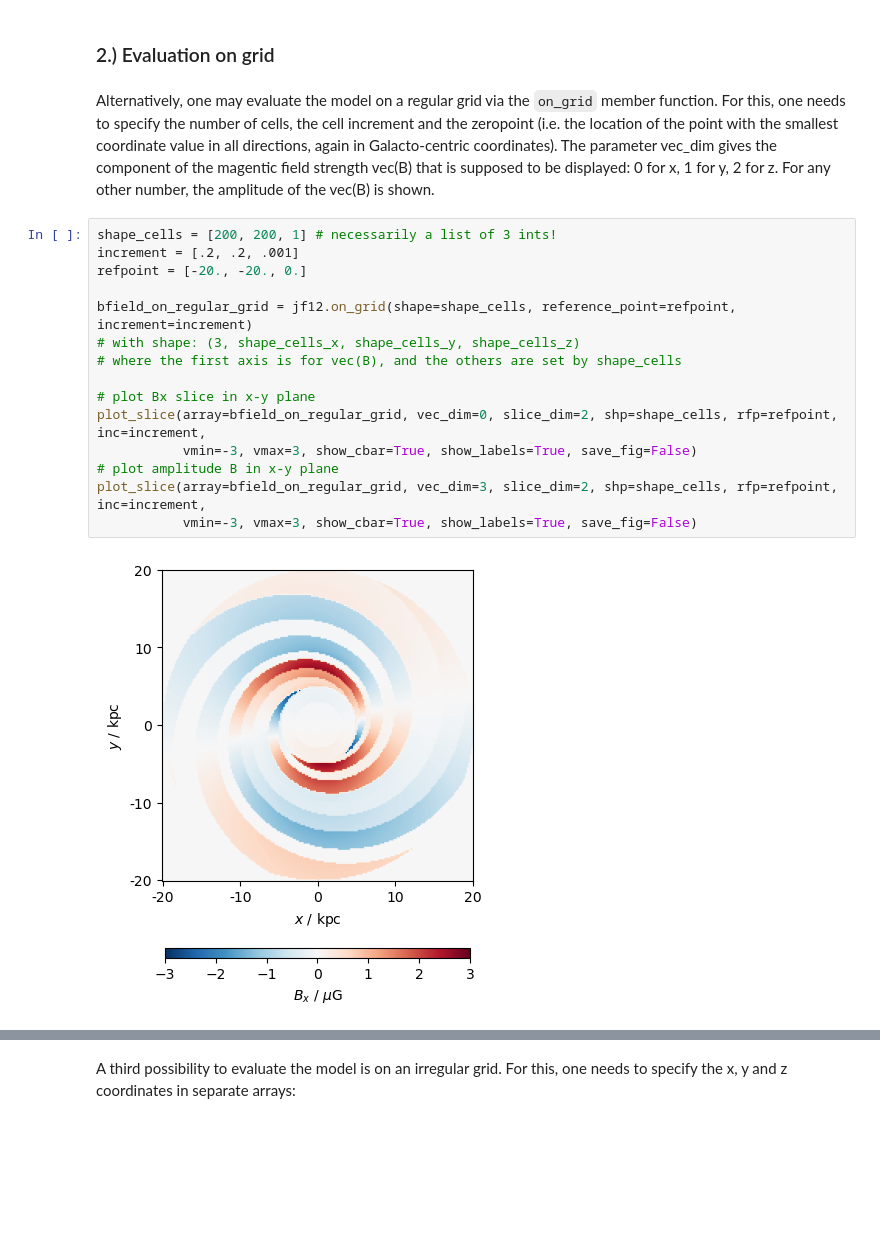
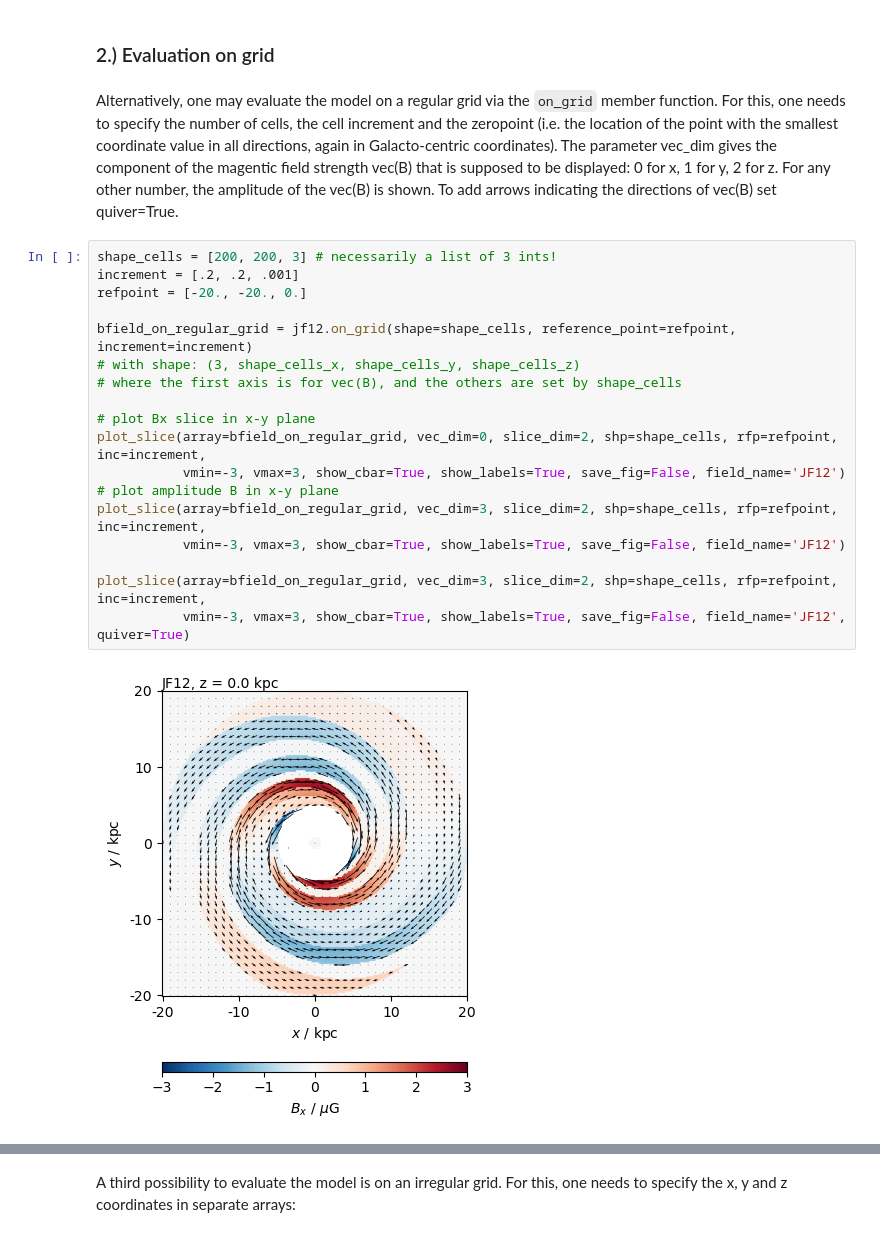
Before and after one commit to rafaelab/imagine-models, a Jupyter notebook: demos/python/model_library_demo.ipynb, the cells around one changed output, grey strips where cells are left out. Cells and saved outputs as stored; diff of their text form; blank space fills up the shorter version.

Commit message:
add quiver and more info to plotting

```diff
--- a/demos/python/model_library_demo.ipynb
+++ b/demos/python/model_library_demo.ipynb
@@ -32,21 +32,24 @@ print(bfield_at_position)
 # %% [markdown]
 Alternatively, one may evaluate the model on a regular grid via the `on_grid` member function.
 For this, one needs to specify the number of cells, the cell increment and the zeropoint (i.e. the location of the point with the smallest coordinate value in all directions, again in Galacto-centric coordinates).
-The parameter vec_dim gives the component of the magentic field strength vec(B) that is supposed to be displayed: 0 for x, 1 for y, 2 for z. For any other number, the amplitude of the vec(B) is shown.
+The parameter vec_dim gives the component of the magentic field strength vec(B) that is supposed to be displayed: 0 for x, 1 for y, 2 for z. For any other number, the amplitude of the vec(B) is shown. To add arrows indicating the directions of vec(B) set quiver=True.
 # %%
-shape_cells = [200, 200, 1] # necessarily a list of 3 ints!
+shape_cells = [200, 200, 3] # necessarily a list of 3 ints!
 increment = [.2, .2, .001]
 refpoint = [-20., -20., 0.]
 
 bfield_on_regular_grid = jf12.on_grid(shape=shape_cells, reference_point=refpoint, increment=increment)
 # with shape: (3, shape_cells_x, shape_cells_y, shape_cells_z)
 # where the first axis is for vec(B), and the others are set by shape_cells
 
 # plot Bx slice in x-y plane
 plot_slice(array=bfield_on_regular_grid, vec_dim=0, slice_dim=2, shp=shape_cells, rfp=refpoint, inc=increment,
-           vmin=-3, vmax=3, show_cbar=True, show_labels=True, save_fig=False)
+           vmin=-3, vmax=3, show_cbar=True, show_labels=True, save_fig=False, field_name='JF12')
 # plot amplitude B in x-y plane
 plot_slice(array=bfield_on_regular_grid, vec_dim=3, slice_dim=2, shp=shape_cells, rfp=refpoint, inc=increment,
-           vmin=-3, vmax=3, show_cbar=True, show_labels=True, save_fig=False)
+           vmin=-3, vmax=3, show_cbar=True, show_labels=True, save_fig=False, field_name='JF12')
+
+plot_slice(array=bfield_on_regular_grid, vec_dim=3, slice_dim=2, shp=shape_cells, rfp=refpoint, inc=increment,
+           vmin=-3, vmax=3, show_cbar=True, show_labels=True, save_fig=False, field_name='JF12', quiver=True)
 # %% [output]
-[figure, old version]
+[figure, new version]
```
Also changed, not shown: parts of 2 cells of this notebook, 1 other file.
